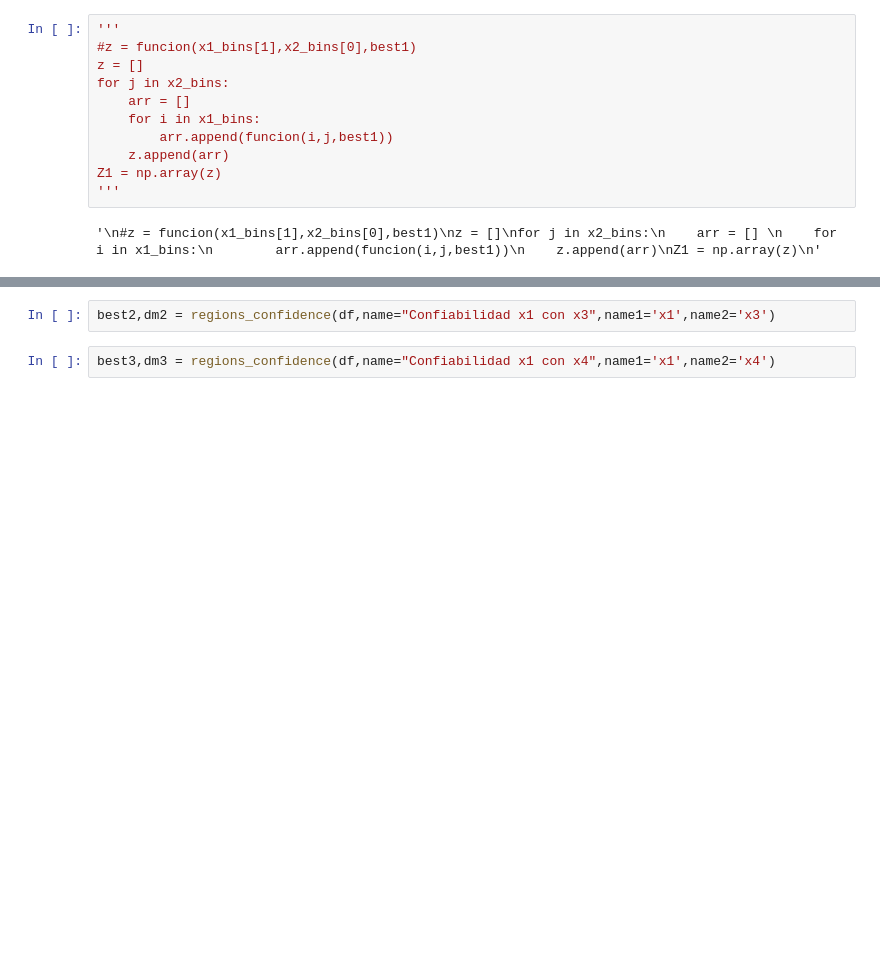
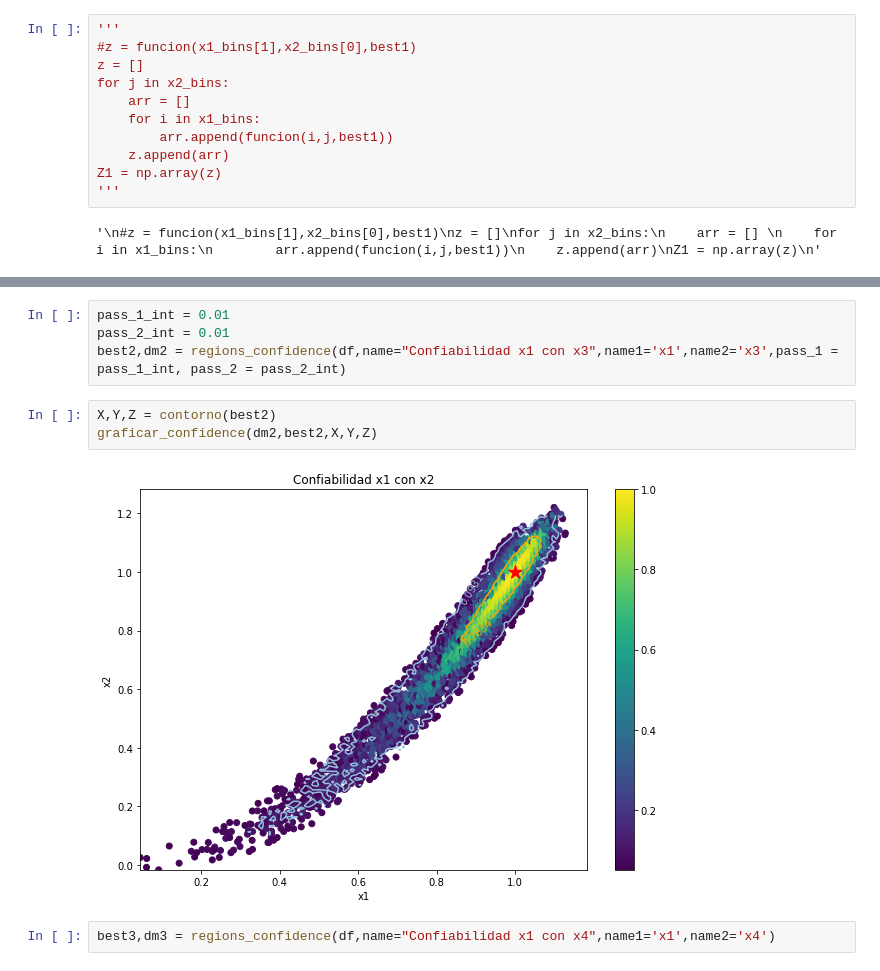
Before and after one commit to gadolfocastrillon/DarkMatterModels, a Jupyter notebook: Algoritmos geneticos/contour_confidence.ipynb, the cells around one changed output, grey strips where cells are left out. Cells and saved outputs as stored; diff of their text form; blank space fills up the shorter version.

```diff
--- a/Algoritmos geneticos/contour_confidence.ipynb
+++ b/Algoritmos geneticos/contour_confidence.ipynb
@@ -138,4 +176,11 @@ graficar_confidence(dm1,best1,X,Y,Z2)
 # %%
-best2,dm2 = regions_confidence(df,name="Confiabilidad x1 con x3",name1='x1',name2='x3')
+pass_1_int = 0.01
+pass_2_int = 0.01
+best2,dm2 = regions_confidence(df,name="Confiabilidad x1 con x3",name1='x1',name2='x3',pass_1 = pass_1_int, pass_2 = pass_2_int)
+# %%
+X,Y,Z = contorno(best2)
+graficar_confidence(dm2,best2,X,Y,Z)
+# %% [output]
+[figure, added]
 # %%
 best3,dm3 = regions_confidence(df,name="Confiabilidad x1 con x4",name1='x1',name2='x4')
```
Also changed, not shown: parts of 14 cells of this notebook, 1 other file.
